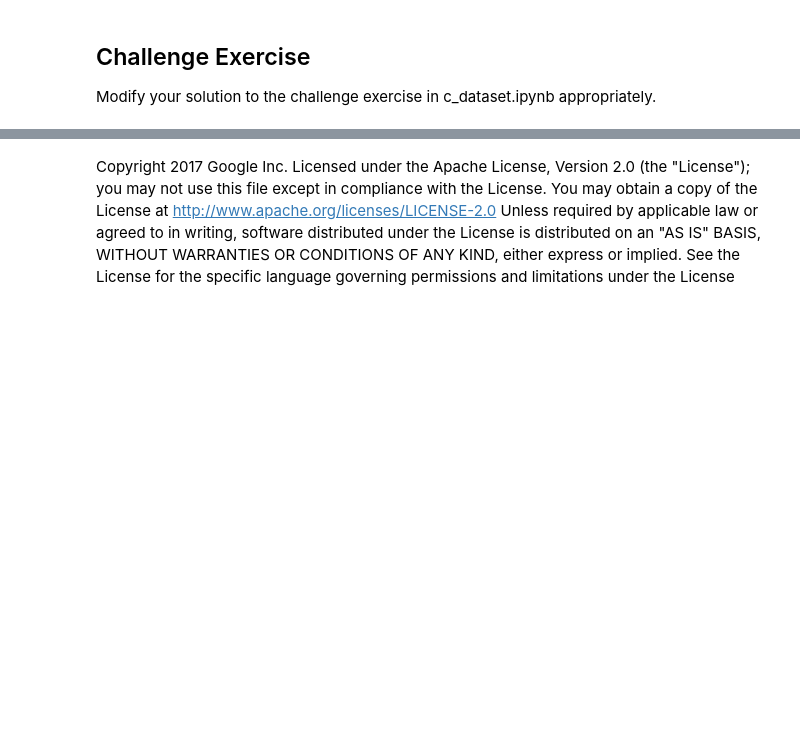
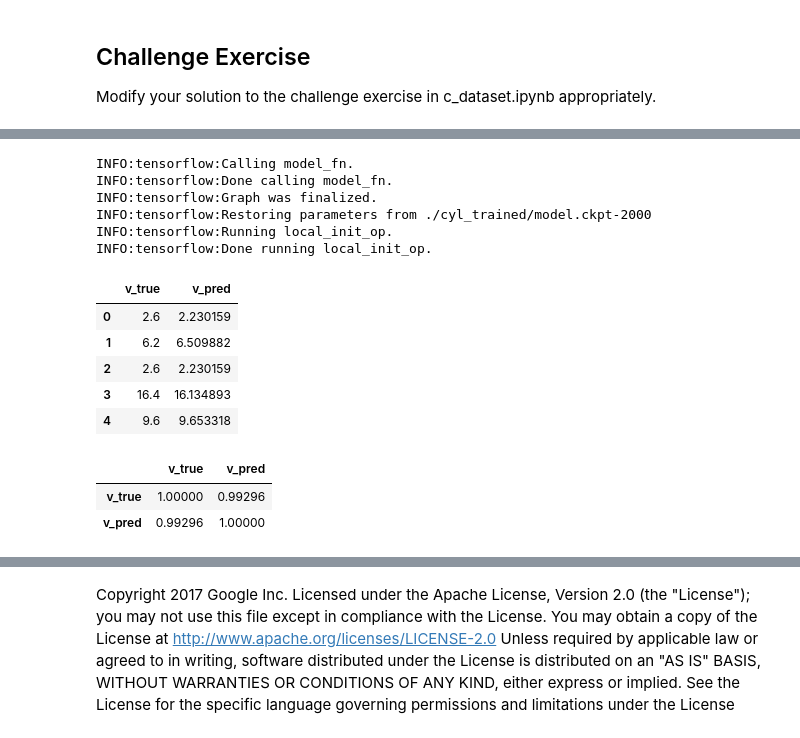
Before and after one commit to ingonader/gcp-ml-01-ml-with-tf-on-gcp, a Jupyter notebook: 03-intro-to-tensorflow/labs/d_traineval.ipynb, the cells around one changed output, grey strips where cells are left out. Cells and saved outputs as stored; diff of their text form; code cells hidden in the pictures; blank space fills up the shorter version.

```diff
--- a/03-intro-to-tensorflow/labs/d_traineval.ipynb
+++ b/03-intro-to-tensorflow/labs/d_traineval.ipynb
@@ -308,0 +296,16 @@ def train_and_evaluate(output_dir, num_train_steps):
+# %%
+## create serving input function:
+
+def serving_input_fn():
+  json_feature_placeholders = {
+    'h' : tf.placeholder(tf.float32, [None]),
+    'r' : tf.placeholder(tf.float32, [None])
+  }
+
+  ## transform features here: (not needed for now)
+  features = json_feature_placeholders
+
+  ## make features a 'ServingInputReceiver' and return it:
+  ## (this will create a tensorflow node, which reads data
+  ## consecutively when the graph is executed):
+  return tf.estimator.export.ServingInputReceiver(features, json_feature_placeholders)
@@ -316,6 +360,6 @@ TensorBoard was started successfully with pid 6409. Click here to access it.
 # %%
 # Run training
 shutil.rmtree(OUTDIR, ignore_errors = True) # start fresh each time
-train_and_evaluate(OUTDIR, num_train_steps = 500)
+train_and_evaluate(OUTDIR, num_train_steps = 2000)
 # %% [output]
 INFO:tensorflow:Using default config.
@@ -326,0 +382,3 @@ ValueError: features should be a dictionary of `Tensor`s. Given type: <class 'No
+# %%
+## load model from disk:
+model = get_estimator(OUTDIR)
@@ -327,3 +405,42 @@ ValueError: features should be a dictionary of `Tensor`s. Given type: <class 'No
+# %%
+## make prediction iterator:
+pred_iter = model.predict(input_fn = lambda: read_dataset('./dat-cyl-eval.csv',
+                                    mode = tf.estimator.ModeKeys.EVAL))
+dat_pred = pd.DataFrame(columns = ['v_true', 'v_pred'])
+
+## [[?]]
+## how to get correct true labels in distributed training?
+## maybe use different input_fn for predict, starting from a
+## pandas df for easier data inspection?
+
+## predict a few values to get correlation:
+for i in range(1000):
+  dat_pred = dat_pred.append({
+    'v_true' : dat_eval['v'][i],
+    'v_pred' : next(pred_iter)['predictions'][0]
+  }, ignore_index = True)
+  #print(dat_eval['v'][i], next(pred_iter)['predictions'][0])
+
+dat_pred.head(n = 5)
+# %% [output]
+INFO:tensorflow:Calling model_fn.
+INFO:tensorflow:Done calling model_fn.
+INFO:tensorflow:Graph was finalized.
+INFO:tensorflow:Restoring parameters from ./cyl_trained/model.ckpt-2000
+INFO:tensorflow:Running local_init_op.
+INFO:tensorflow:Done running local_init_op.
+|  | v_true | v_pred |
+| 0 | 2.6 | 2.230159 |
+| 1 | 6.2 | 6.509882 |
+| 2 | 2.6 | 2.230159 |
+| 3 | 16.4 | 16.134893 |
+| 4 | 9.6 | 9.653318 |
+# %%
+dat_pred.corr()
+# %% [output]
+|  | v_true | v_pred |
+| v_true | 1.00000 | 0.99296 |
+| v_pred | 0.99296 | 1.00000 |
 # %%
 # to list Tensorboard instances
 TensorBoard().list()
```
Also changed, not shown: parts of 12 cells of this notebook, 30 other files.
